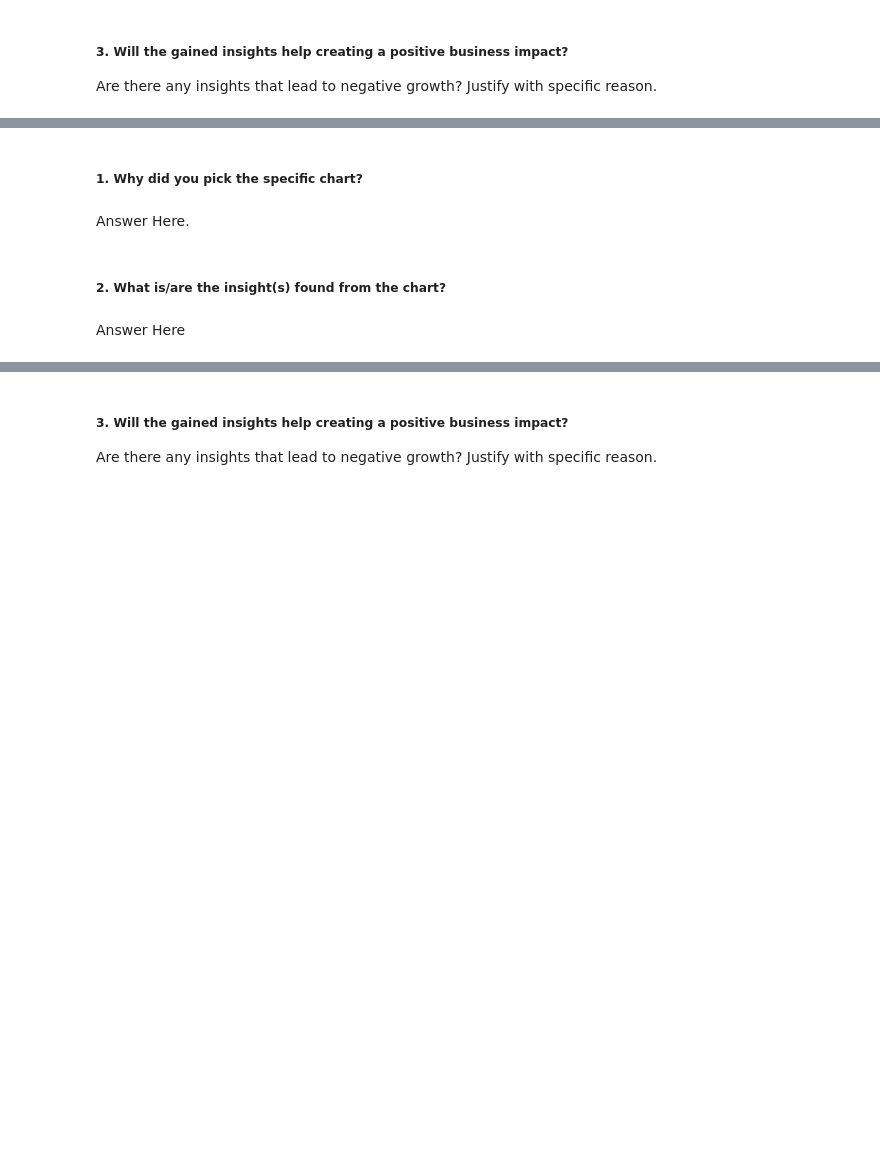
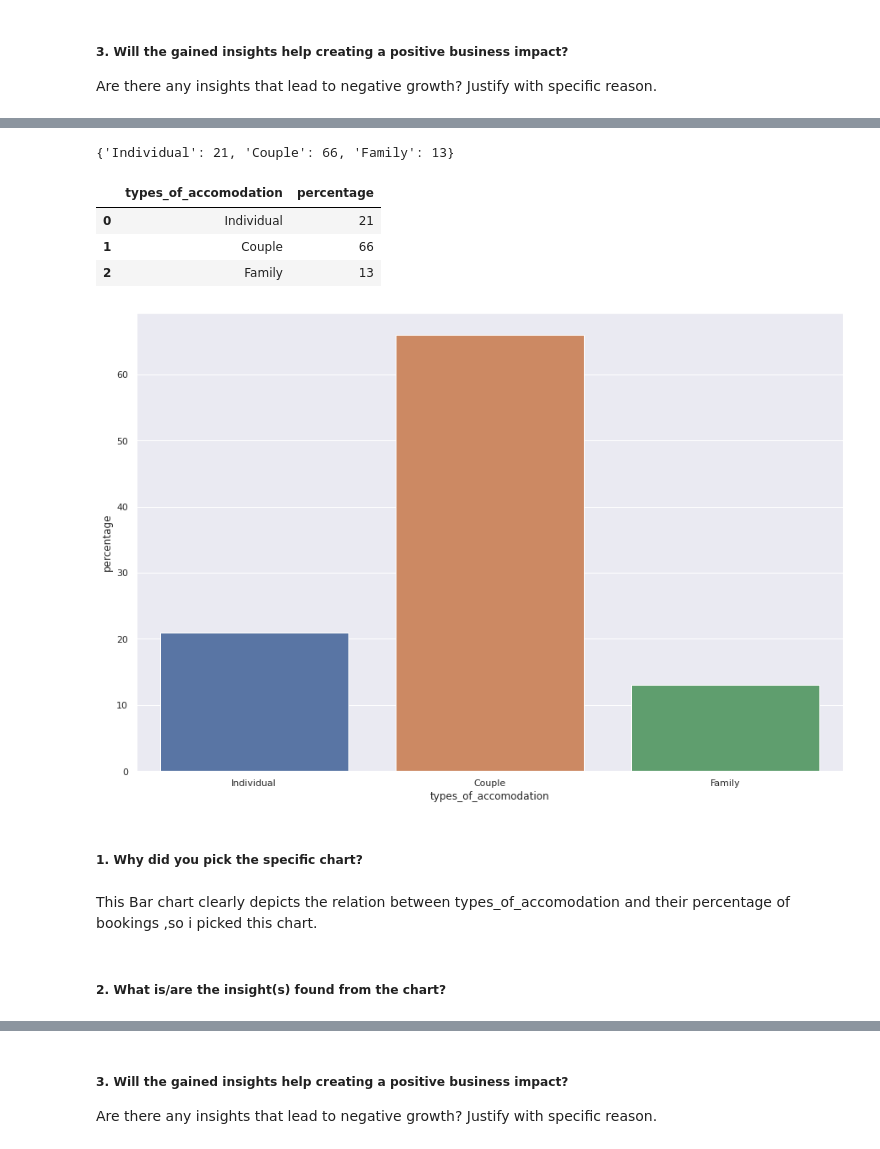
Before and after one commit to CoderSumanesh/Hotel-Booking-Analysis, a Jupyter notebook: hotel_booking_analysis.ipynb, the cells around one changed output, grey strips where cells are left out. Saved outputs shown, nothing was run; the diff lists cells and outputs as text; code cells hidden in the pictures; blank space fills up the shorter version.

```diff
--- a/hotel_booking_analysis.ipynb
+++ b/hotel_booking_analysis.ipynb
@@ -831,8 +847,51 @@ Answer Here
+# %%
+# Chart - 9 visualization code
+# Filter the data on the basis of individual, couple and family.
+
+individual = df1[df1['is_canceled']==0][(df1['adults']==1) & (df1['children'] == 0) & (df1['babies'] == 0)]
+couple = df1[df1['is_canceled']==0][(df1['adults']==2) & (df1['children'] == 0) & (df1['babies'] == 0)]
+family = df1[df1['is_canceled']==0][(df1['adults'] )+ (df1['children']) + (df1['babies'] ) > 2]
+
+
+# Shape of dataset containing only not cancelled bookings.
+
+total_count = df1[(df1['is_canceled']==0)].shape[0]
+
+
+# Calculating the percentage of booking of each type of accomodations.
+
+percentage = [round(len(item)/total_count * 100) for item in [individual,couple,family]]
+
+
+types_of_accomodation = ['Individual','Couple','Family']
+
+
+# Dictionary to store types of accomodation and their percentage of bookings.
+
+dict(zip(types_of_accomodation,percentage))
+# %% [output]
+{'Individual': 21, 'Couple': 66, 'Family': 13}
+# %%
+# Creating dataframe
+
+acc_df= pd.DataFrame({'types_of_accomodation':types_of_accomodation,'percentage':percentage})
+acc_df
+# %% [output]
+|  | types_of_accomodation | percentage |
+| 0 | Individual | 21 |
+| 1 | Couple | 66 |
+| 2 | Family | 13 |
+# %%
+
+# Barplot of different types of accomodations.
+
+plt.figure(figsize=(15,10))
+ax = sns.barplot(x="types_of_accomodation", y="percentage", data = acc_df)
+# %% [output]
+[figure, added]
 # %% [markdown]
 ##### 1. Why did you pick the specific chart?
-# %% [markdown]
-Answer Here.
+# %% [markdown]
+This Bar chart clearly depicts the relation between types_of_accomodation and their percentage of bookings ,so i picked this chart.
 # %% [markdown]
 ##### 2. What is/are the insight(s) found from the chart?
-# %% [markdown]
-Answer Here
```
Also changed, not shown: parts of 70 cells of this notebook.
